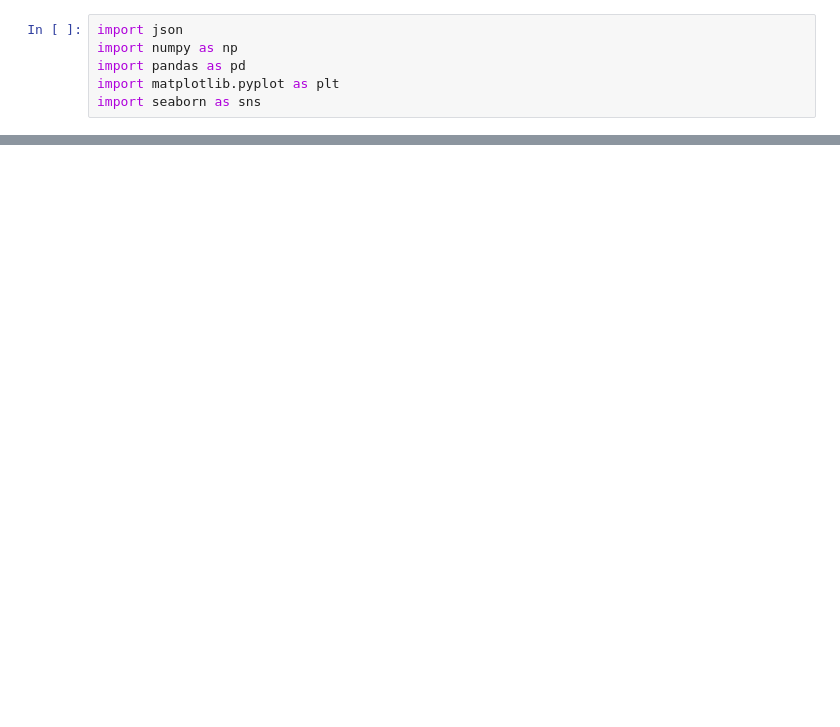
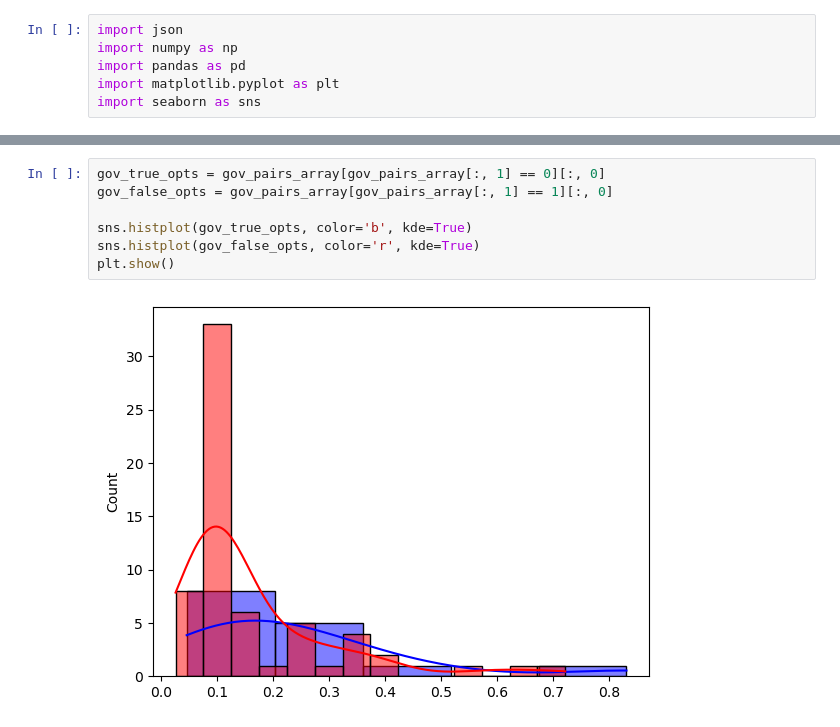
Before and after one commit to lindakwan/llm-kg-prompt-engineering, a Jupyter notebook: correlation_analysis.ipynb, the cells around one changed output, grey strips where cells are left out. Cells and saved outputs as stored; diff of their text form; blank space fills up the shorter version.

```diff
--- a/correlation_analysis.ipynb
+++ b/correlation_analysis.ipynb
@@ -39,0 +68,9 @@ plt.show()
+# %%
+gov_true_opts = gov_pairs_array[gov_pairs_array[:, 1] == 0][:, 0]
+gov_false_opts = gov_pairs_array[gov_pairs_array[:, 1] == 1][:, 0]
+
+sns.histplot(gov_true_opts, color='b', kde=True)
+sns.histplot(gov_false_opts, color='r', kde=True)
+plt.show()
+# %% [output]
+[figure, added]
```
Also changed, not shown: parts of 11 cells of this notebook.
